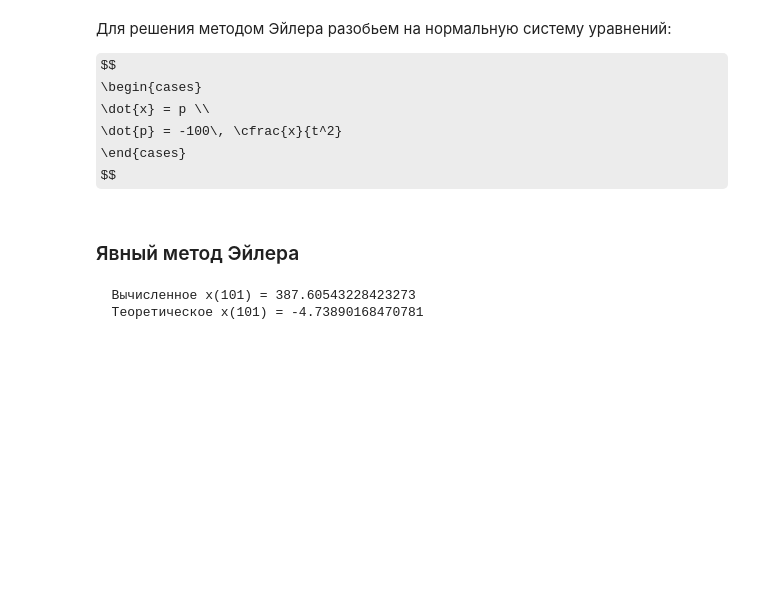
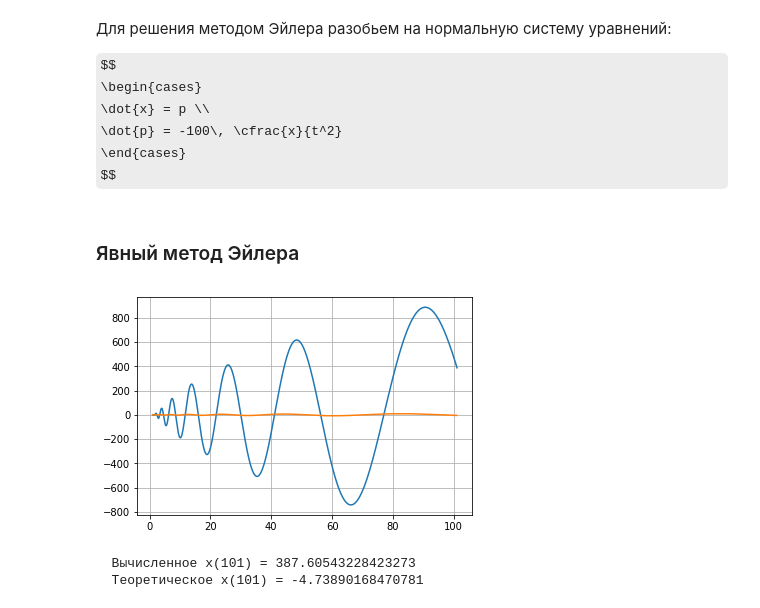
Before and after one commit to alekseik1/calc_math-labs, a Jupyter notebook: main.ipynb, the cells around one changed output. Cells and saved outputs as stored; diff of their text form; code cells hidden in the pictures; some formulas as TeX source; blank space fills up the shorter version.

```diff
--- a/main.ipynb
+++ b/main.ipynb
@@ -31,6 +31,12 @@ t_theor = lambdify(t, sol.subs(C1, C1_sol).subs(C2, C2_sol))
 def compare_results(theor, predicted):
     print('  Вычисленное x(101) = ' + str(predicted))
     print('  Теоретическое x(101) = ' + str(theor))
+
+def plot_lines(*args):
+    for (x_data, y_data) in args:
+        plt.plot(x_data, y_data)
+    plt.grid()
+    plt.show()
 # %%
 system_of_eq = lambda t, x: np.array([
     1.0,  # Время
@@ -40,6 +46,8 @@ system_of_eq = lambda t, x: np.array([
 # %%
 x_start = np.array([1.0, 1.0, 1.0])
 t_stop = 101.0
+t_range = np.linspace(x_start[0], t_stop, 1000)
+x_range = t_theor(t_range)
 h = 0.1
 # %% [markdown]
 ## Методы Эйлера
@@ -59,10 +67,19 @@ $$
 def eiler_1(funcs, x_start, t_stop, h=0.1):
     # Начальное значение
     x = x_start
+    y = [x_start.copy()]
     while x[0] < t_stop:
         x += h*funcs(x)
-    return x
+        y.append(x.copy())
+    return y
 # %%
 # Параметр времени не используется, но мы передаем его для правильной работы scipy
 x_1 = eiler_1(lambda x: system_of_eq(0, x), x_start.copy(), t_stop, h)
+# %%
+x_1_np = np.array(x_1).T
+t_pred = x_1_np[0]
+x_pred = x_1_np[1]
+plot_lines((t_pred, x_pred), (t_range, x_range))
+# %% [output]
+[figure, added]
 # %%
```
Also changed, not shown: parts of 11 cells of this notebook.
